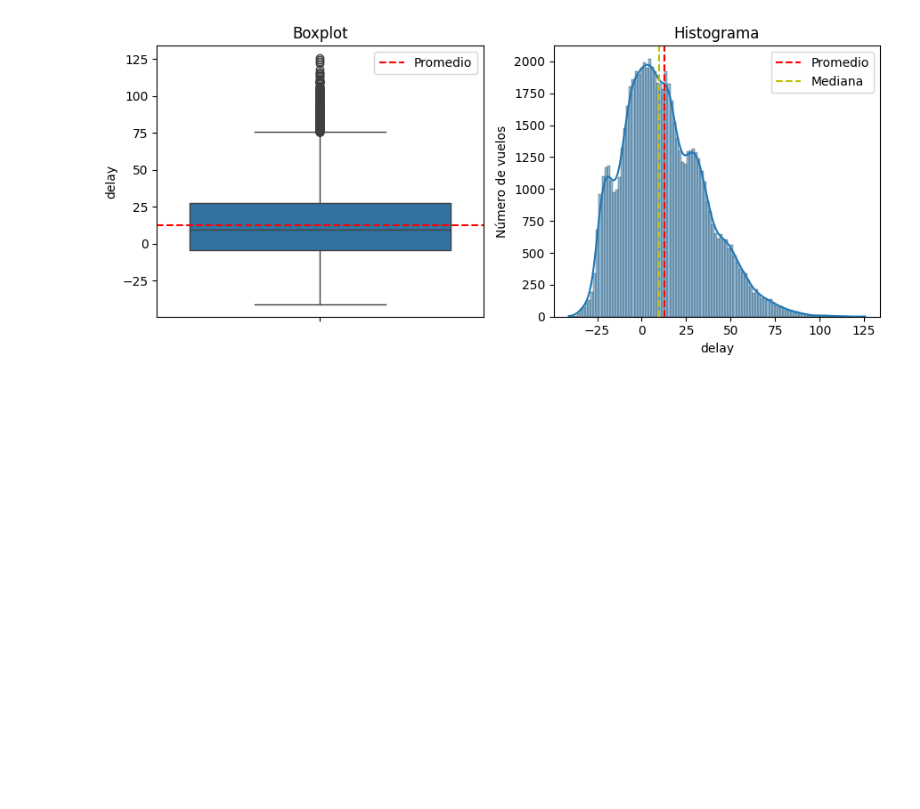
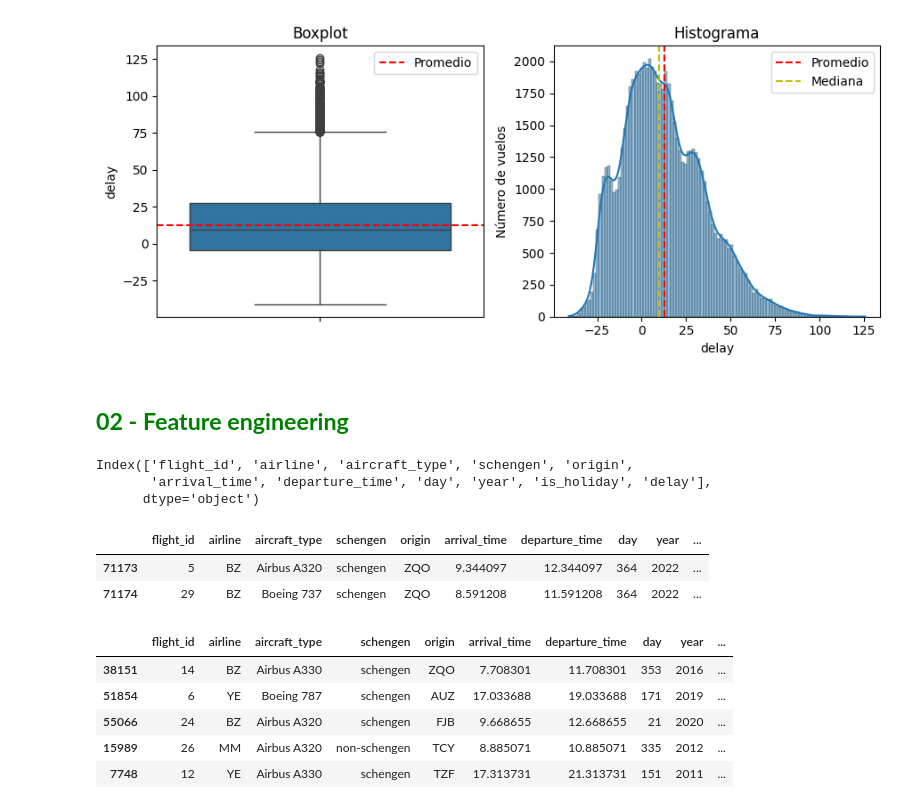
Before and after one commit to jbcodedev/ml-flight-forecast, a Jupyter notebook: ml-flight-forecast.ipynb, the cells around one changed output. Drawn from its saved outputs; the diff is of its cells as text; code cells hidden in the pictures; blank space fills up the shorter version.

Commit message:
Feature engineering

```diff
--- a/ml-flight-forecast.ipynb
+++ b/ml-flight-forecast.ipynb
@@ -191,3 +191,33 @@ plt.tight_layout()
 plt.show()
 # %% [output]
 [figure]
+# %% [markdown]
+## <font color=green>**02 - Feature engineering**
+# %%
+datos.columns
+# %% [output]
+Index(['flight_id', 'airline', 'aircraft_type', 'schengen', 'origin',
+       'arrival_time', 'departure_time', 'day', 'year', 'is_holiday', 'delay'],
+      dtype='object')
+# %%
+# Creando una columna llamada date
+datos['date'] = datos['year'].astype(str) +'-'+(datos['day']+1).astype(str)
+datos['date'] = pd.to_datetime(datos['date'],format='%Y-%j')
+datos.tail(2)
+# %% [output]
+|  | flight_id | airline | aircraft_type | schengen | origin | arrival_time | departure_time | day | year | ... |
+| 71173 | 5 | BZ | Airbus A320 | schengen | ZQO | 9.344097 | 12.344097 | 364 | 2022 | ... |
+| 71174 | 29 | BZ | Boeing 737 | schengen | ZQO | 8.591208 | 11.591208 | 364 | 2022 | ... |
+# %%
+# Creando una columna is_weekend para validar si es fin de semana o no
+# Creando columna day_name para el nombre de la semana
+datos['is_weekend'] = datos['date'].dt.weekday.isin([5,6])
+datos['day_name'] = datos['date'].dt.day_name()
+datos.sample(5)
+# %% [output]
+|  | flight_id | airline | aircraft_type | schengen | origin | arrival_time | departure_time | day | year | ... |
+| 38151 | 14 | BZ | Airbus A330 | schengen | ZQO | 7.708301 | 11.708301 | 353 | 2016 | ... |
+| 51854 | 6 | YE | Boeing 787 | schengen | AUZ | 17.033688 | 19.033688 | 171 | 2019 | ... |
+| 55066 | 24 | BZ | Airbus A320 | schengen | FJB | 9.668655 | 12.668655 | 21 | 2020 | ... |
+| 15989 | 26 | MM | Airbus A320 | non-schengen | TCY | 8.885071 | 10.885071 | 335 | 2012 | ... |
+| 7748 | 12 | YE | Airbus A330 | schengen | TZF | 17.313731 | 21.313731 | 151 | 2011 | ... |
```
Also changed, not shown: parts of 8 cells of this notebook.
